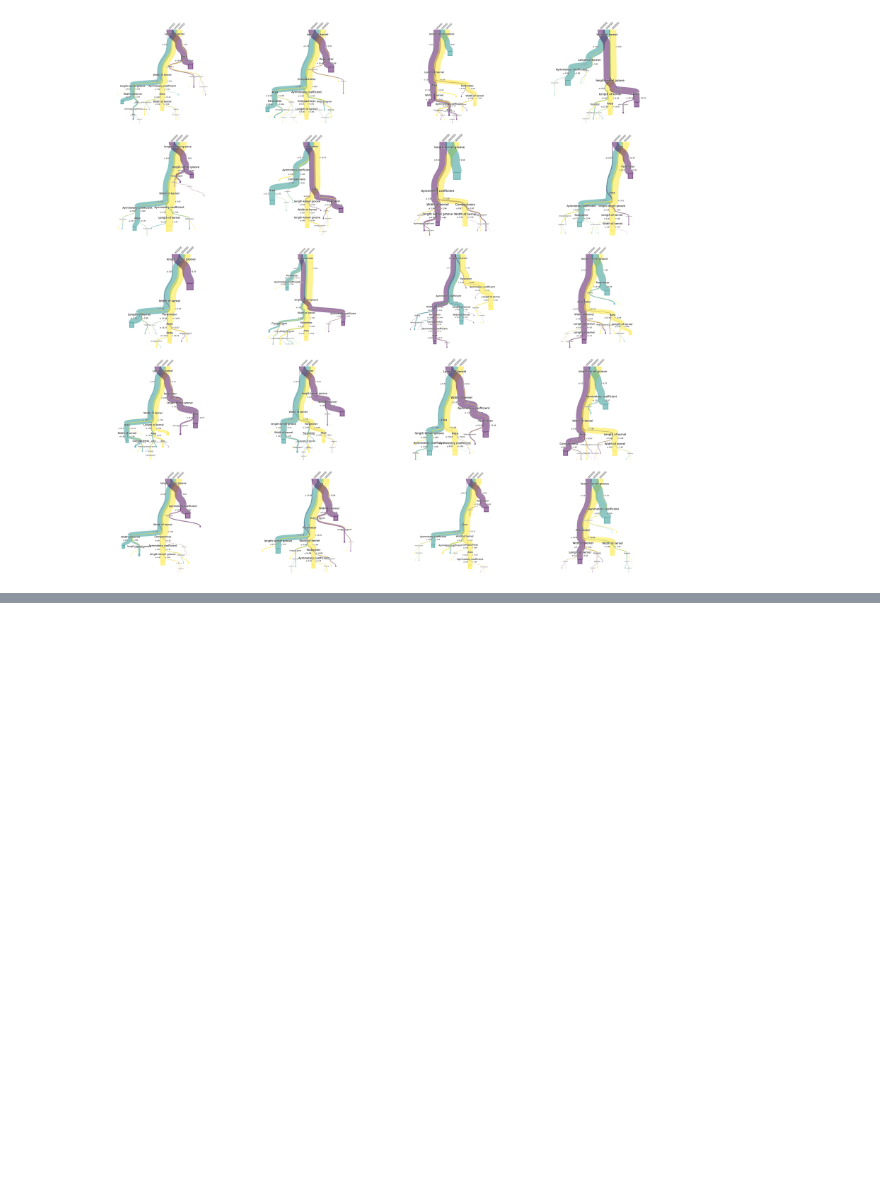
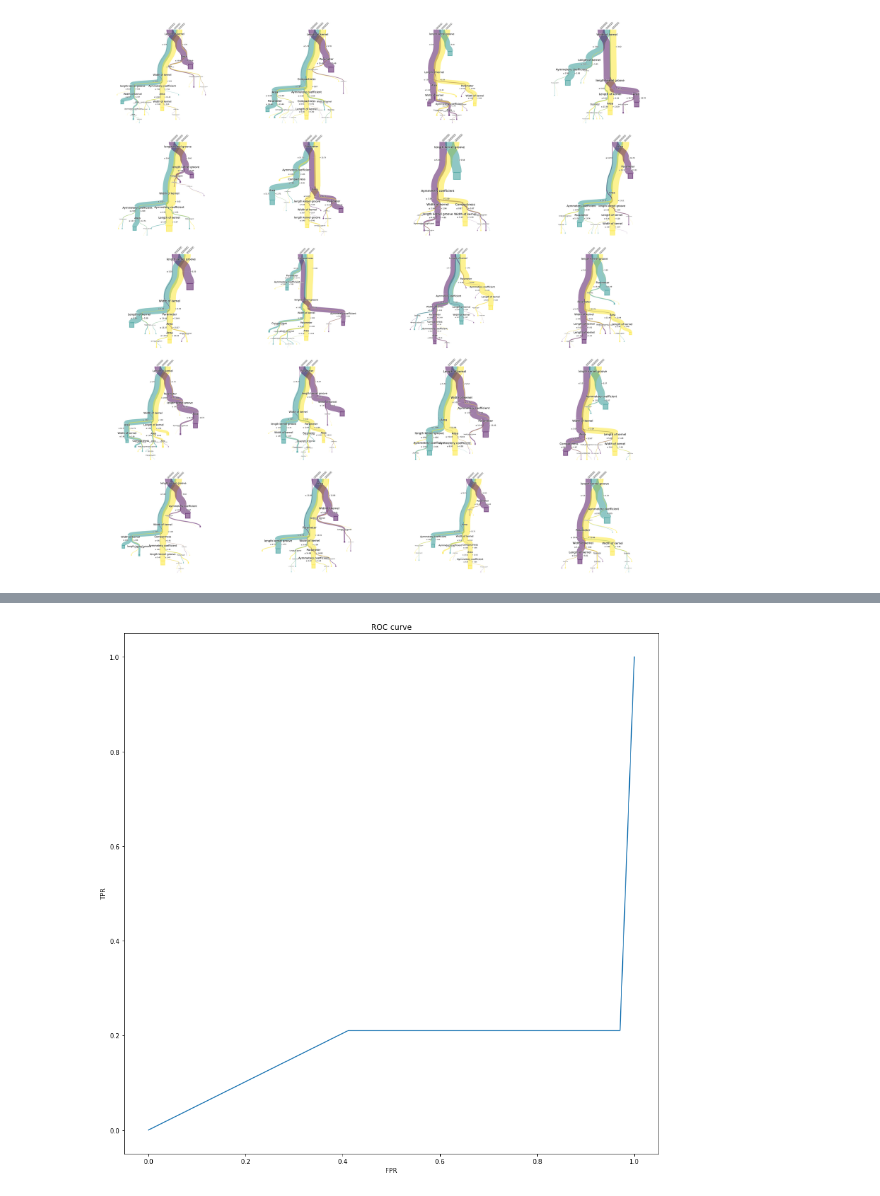
Before and after one commit to Rohan5076/machine-learning, a Jupyter notebook: Seeds.ipynb, the cells around one changed output, grey strips where cells are left out. Saved outputs shown, nothing was run; the diff lists cells and outputs as text; code cells hidden in the pictures; blank space fills up the shorter version.

```diff
--- a/Seeds.ipynb
+++ b/Seeds.ipynb
@@ -630,0 +651,13 @@ fig.savefig('random-forest.png', format='png', dpi=1200, transparent=True)
+# %%
+# roc curve for models
+from sklearn.metrics import roc_curve, roc_auc_score
+from matplotlib import pyplot as plt
+fpr1, tpr1, thresh1 = roc_curve(y_test, y_pred, pos_label=1)
+plt.clf()
+plt.plot(fpr1, tpr1)
+plt.xlabel('FPR')
+plt.ylabel('TPR')
+plt.title('ROC curve')
+plt.show()
+# %% [output]
+[figure, added]
```
Also changed, not shown: parts of 1 cell of this notebook.
